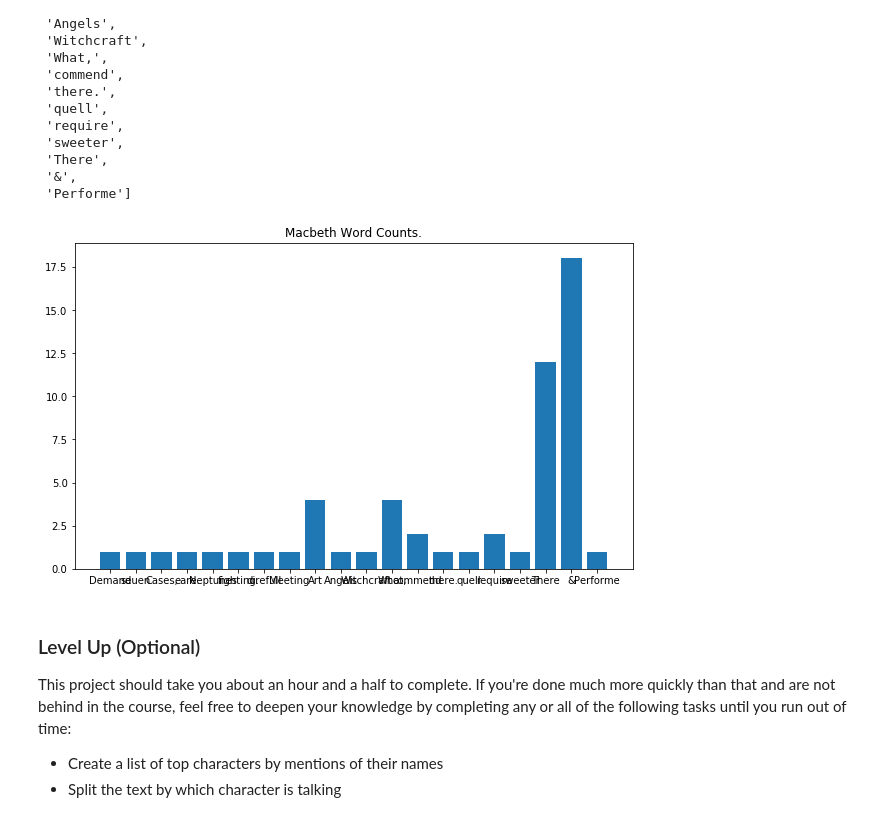
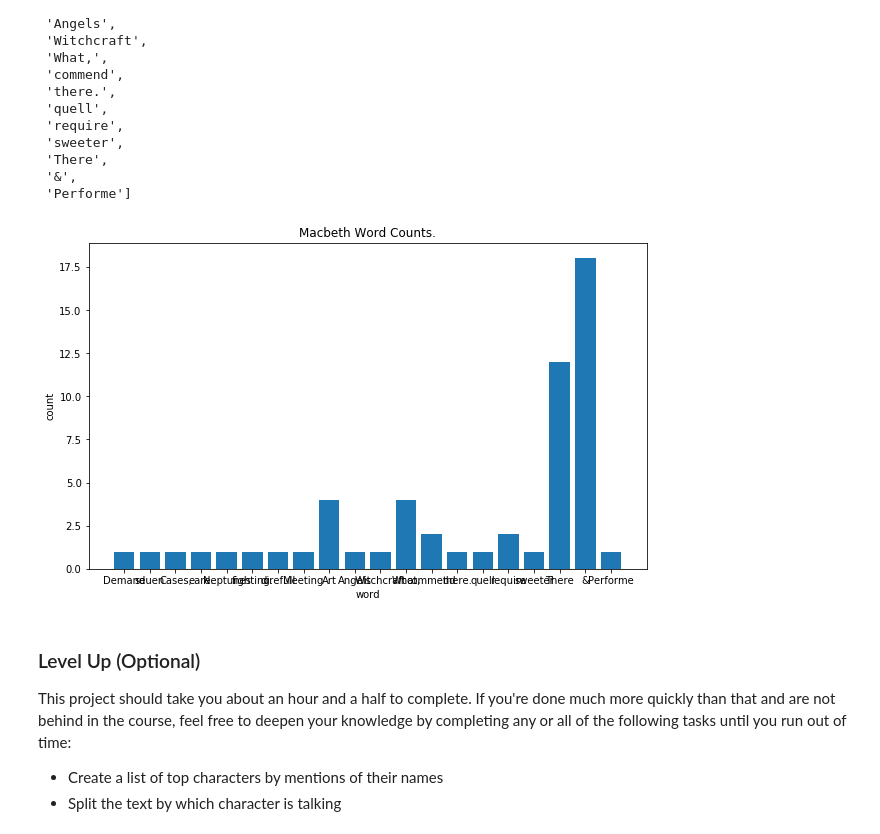
Before and after one commit to MangrobanGit/dsc-0-01-23-project-lab-seattle-ds-career-040119, a Jupyter notebook: index.ipynb, the cells around one changed output. Drawn from its saved outputs; the diff is of its cells as text; code cells hidden in the pictures.

```diff
--- a/index.ipynb
+++ b/index.ipynb
@@ -149,22 +149,23 @@ listy[:20]
 # %%
 # Create Bar Graph
 import matplotlib.pyplot as plt
 %matplotlib inline
 
 # Set a figure size
 plt.figure(figsize=(10,6))
 
 # Plot vertical bars of fixed width by passing x and y values to .bar() function
 plt.bar( list(macbeth_words_dict.keys())[:20], list(macbeth_words_dict.values())[:20] )
-plt.xlabel()
+plt.xlabel('word')
+plt.ylabel('count')
 
 # Give a title to the bar graph
 plt.title( "Macbeth Word Counts." )
 
 # Output the final plot
 plt.show()
 # %% [output]
-[figure, old version]
+[figure, new version]
 # %%
 # Include descriptive titles and labels
 # %% [markdown]
```
